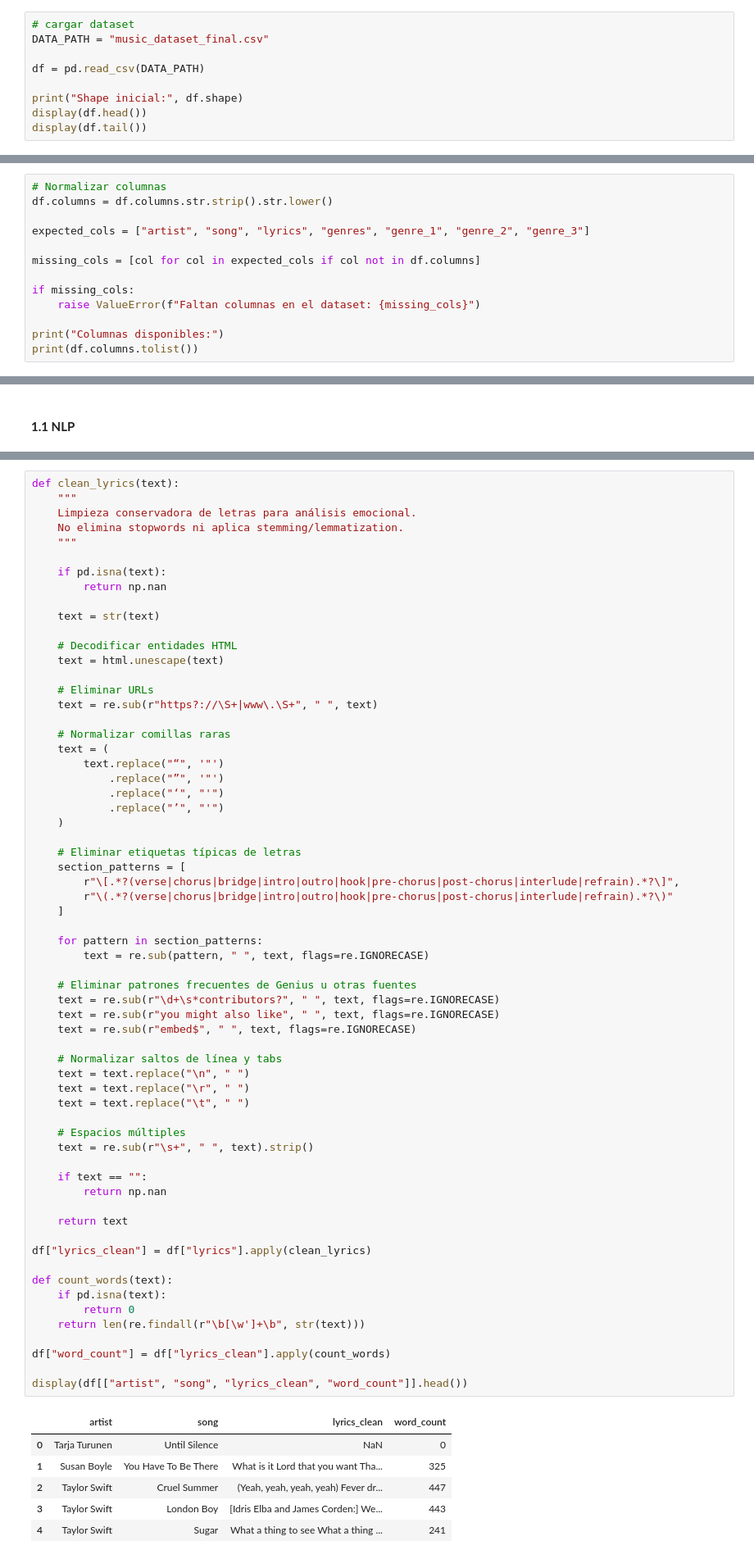
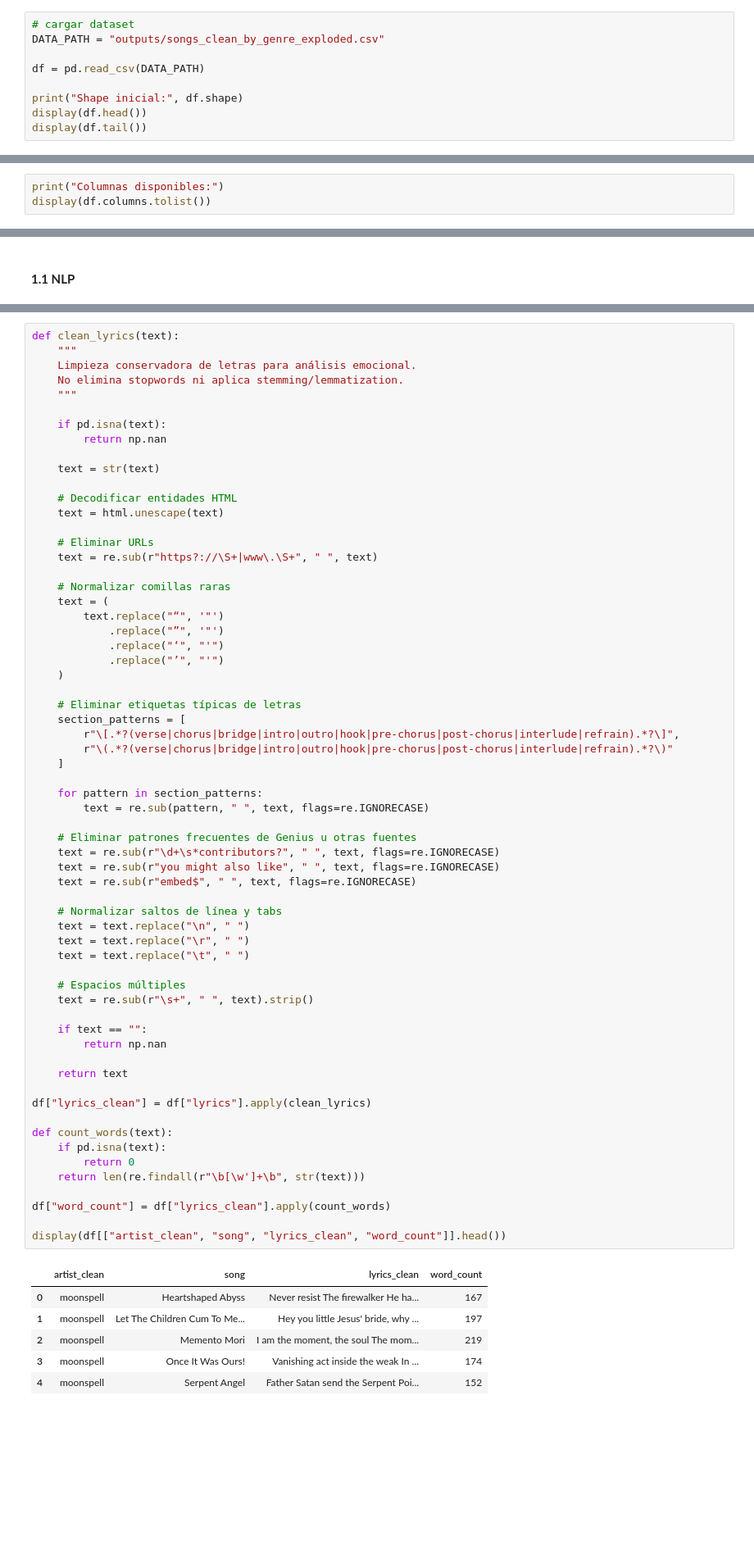
Before and after one commit to pacarma4/NLP, a Jupyter notebook: sentiment_analysis.ipynb, the cells around one changed output, grey strips where cells are left out. Shown at 82% size. Saved outputs shown, nothing was run; the diff lists cells and outputs as text; blank space fills up the shorter version.

```diff
--- a/sentiment_analysis.ipynb
+++ b/sentiment_analysis.ipynb
@@ -107,6 +63,6 @@ Se ha guardado como: music_dataset_final.csv
 # %%
 # cargar dataset
-DATA_PATH = "music_dataset_final.csv"
+DATA_PATH = "outputs/songs_clean_by_genre_exploded.csv"
 
 df = pd.read_csv(DATA_PATH)
 
@@ -130,15 +86,5 @@ Shape inicial: (3535, 8)
 # %%
-# Normalizar columnas
-df.columns = df.columns.str.strip().str.lower()
-
-expected_cols = ["artist", "song", "lyrics", "genres", "genre_1", "genre_2", "genre_3"]
-
-missing_cols = [col for col in expected_cols if col not in df.columns]
-
-if missing_cols:
-    raise ValueError(f"Faltan columnas en el dataset: {missing_cols}")
-
 print("Columnas disponibles:")
-print(df.columns.tolist())
+display(df.columns.tolist())
 # %% [output]
 Columnas disponibles:
@@ -183,37 +144,37 @@ def clean_lyrics(text):
         text = re.sub(pattern, " ", text, flags=re.IGNORECASE)
 
     # Eliminar patrones frecuentes de Genius u otras fuentes
     text = re.sub(r"\d+\s*contributors?", " ", text, flags=re.IGNORECASE)
     text = re.sub(r"you might also like", " ", text, flags=re.IGNORECASE)
     text = re.sub(r"embed$", " ", text, flags=re.IGNORECASE)
 
     # Normalizar saltos de línea y tabs
     text = text.replace("\n", " ")
     text = text.replace("\r", " ")
     text = text.replace("\t", " ")
 
     # Espacios múltiples
     text = re.sub(r"\s+", " ", text).strip()
 
     if text == "":
         return np.nan
 
     return text
 
 df["lyrics_clean"] = df["lyrics"].apply(clean_lyrics)
 
 def count_words(text):
     if pd.isna(text):
         return 0
     return len(re.findall(r"\b[\w']+\b", str(text)))
 
 df["word_count"] = df["lyrics_clean"].apply(count_words)
 
-display(df[["artist", "song", "lyrics_clean", "word_count"]].head())
+display(df[["artist_clean", "song", "lyrics_clean", "word_count"]].head())
 # %% [output]
-|  | artist | song | lyrics_clean | word_count |
-| 0 | Tarja Turunen | Until Silence | NaN | 0 |
-| 1 | Susan Boyle | You Have To Be There | What is it Lord that you want Tha... | 325 |
-| 2 | Taylor Swift | Cruel Summer | (Yeah, yeah, yeah, yeah) Fever dr... | 447 |
-| 3 | Taylor Swift | London Boy | [Idris Elba and James Corden:] We... | 443 |
-| 4 | Taylor Swift | Sugar | What a thing to see What a thing ... | 241 |
+|  | artist_clean | song | lyrics_clean | word_count |
+| 0 | moonspell | Heartshaped Abyss | Never resist The firewalker He ha... | 167 |
+| 1 | moonspell | Let The Children Cum To Me... | Hey you little Jesus' bride, why ... | 197 |
+| 2 | moonspell | Memento Mori | I am the moment, the soul The mom... | 219 |
+| 3 | moonspell | Once It Was Ours! | Vanishing act inside the weak In ... | 174 |
+| 4 | moonspell | Serpent Angel | Father Satan send the Serpent Poi... | 152 |
```
Also changed, not shown: parts of 34 cells of this notebook, 1 other file.
